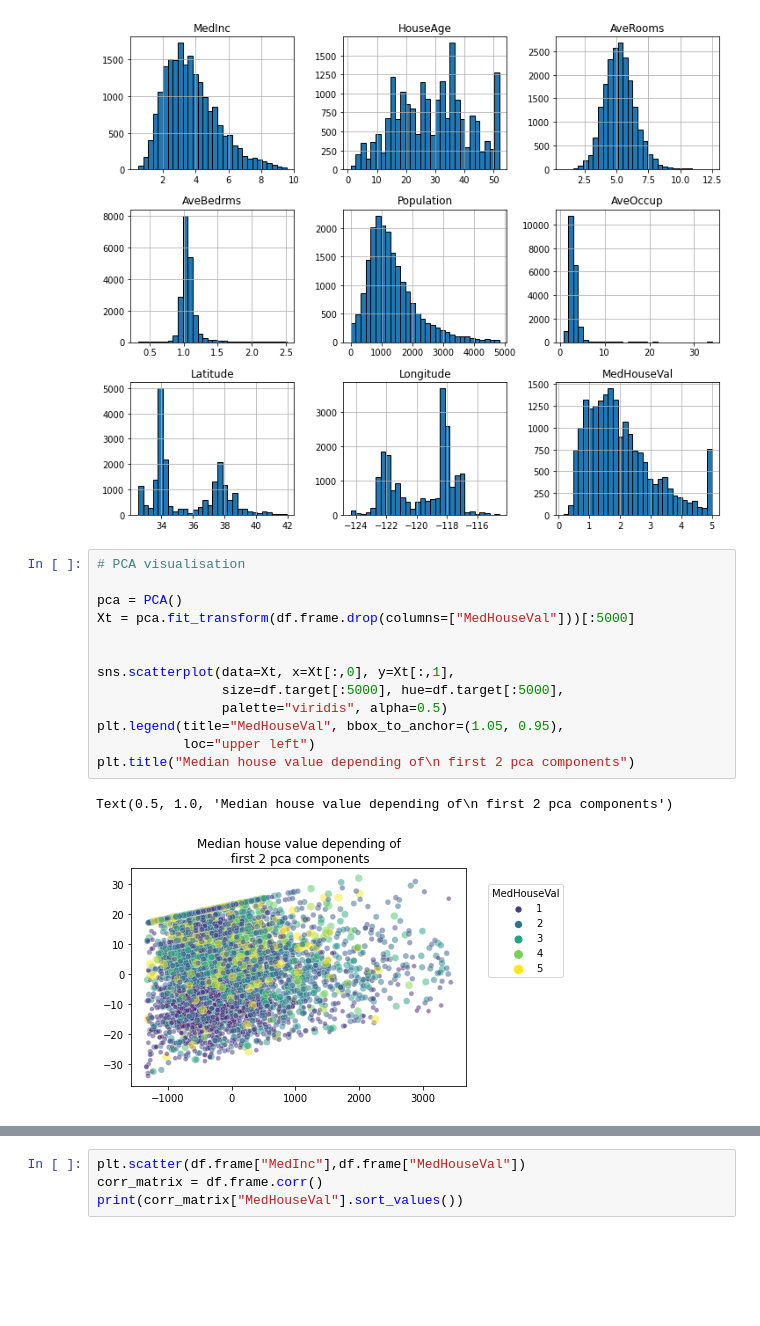
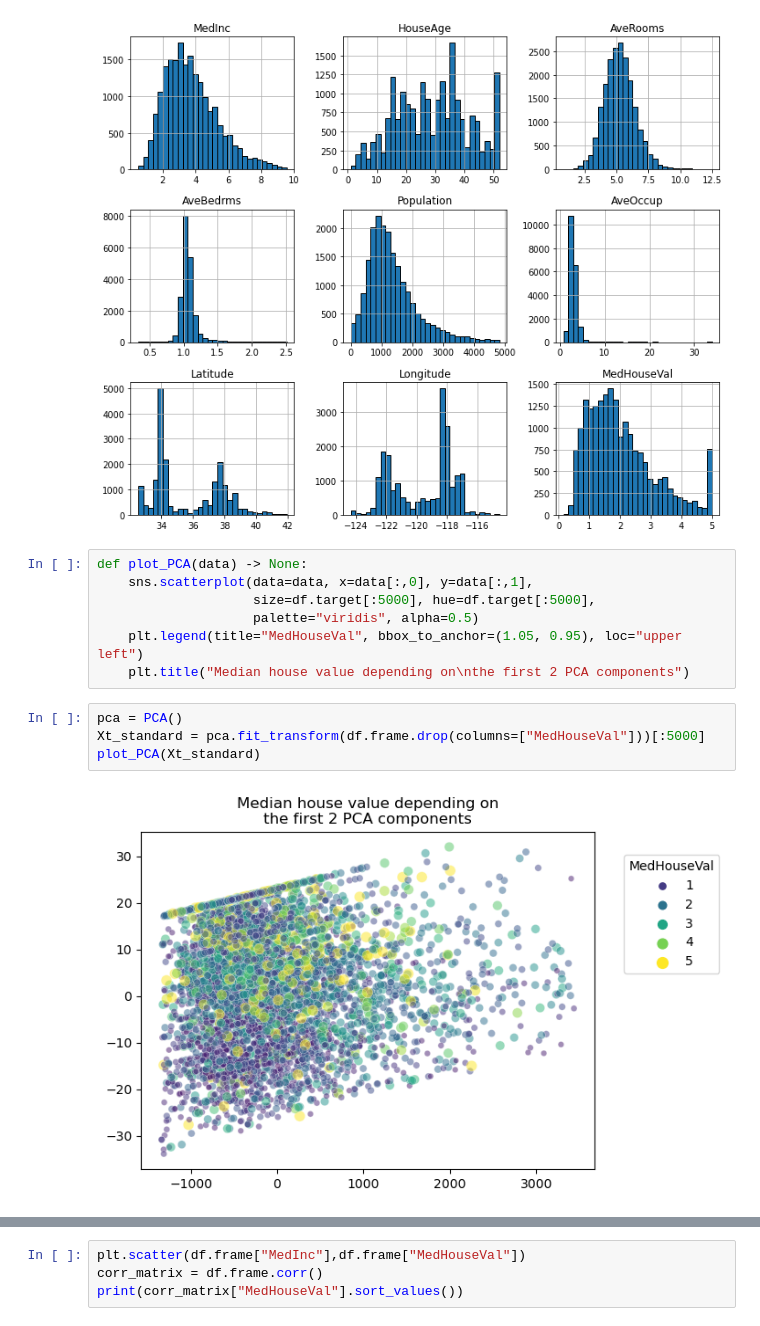
Before and after one commit to mathjacob/LINMA2472-HW4, a Jupyter notebook: devoir4.ipynb, the cells around one changed output, grey strips where cells are left out. Saved outputs shown, nothing was run; the diff lists cells and outputs as text; blank space fills up the shorter version.

```diff
--- a/devoir4.ipynb
+++ b/devoir4.ipynb
@@ -52,18 +52,15 @@ array([[<AxesSubplot:title={'center':'MedInc'}>,
         <AxesSubplot:title={'center':'MedHouseVal'}>]], dtype=object)
 [figure]
 # %%
-# PCA visualisation
-
-pca = PCA()
-Xt = pca.fit_transform(df.frame.drop(columns=["MedHouseVal"]))[:5000]
-
-
-sns.scatterplot(data=Xt, x=Xt[:,0], y=Xt[:,1],
-                size=df.target[:5000], hue=df.target[:5000],
-                palette="viridis", alpha=0.5)
-plt.legend(title="MedHouseVal", bbox_to_anchor=(1.05, 0.95),
-           loc="upper left")
-plt.title("Median house value depending of\n first 2 pca components")
+def plot_PCA(data) -> None:
+    sns.scatterplot(data=data, x=data[:,0], y=data[:,1],
+                    size=df.target[:5000], hue=df.target[:5000],
+                    palette="viridis", alpha=0.5)
+    plt.legend(title="MedHouseVal", bbox_to_anchor=(1.05, 0.95), loc="upper left")
+    plt.title("Median house value depending on\nthe first 2 PCA components")
-# %% [output]
-Text(0.5, 1.0, 'Median house value depending of\n first 2 pca components')
-[figure, removed]
+# %%
+pca = PCA()
+Xt_standard = pca.fit_transform(df.frame.drop(columns=["MedHouseVal"]))[:5000]
+plot_PCA(Xt_standard)
+# %% [output]
+[figure, added]
```
Also changed, not shown: parts of 6 cells of this notebook.
